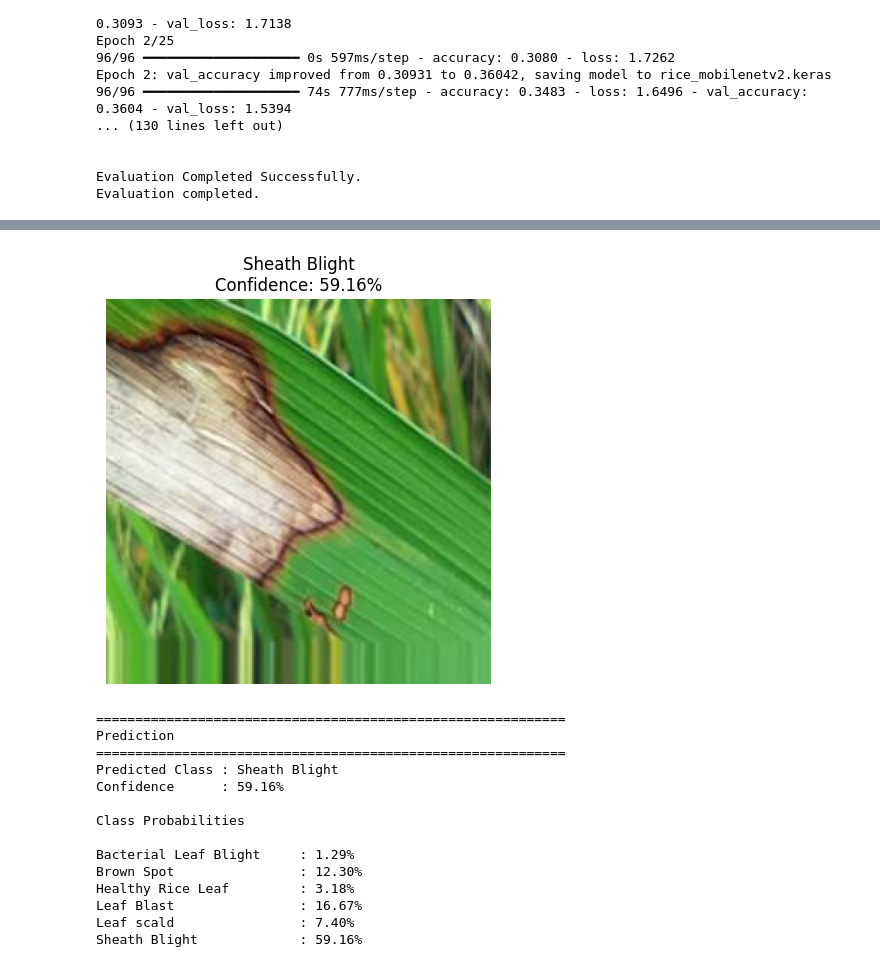
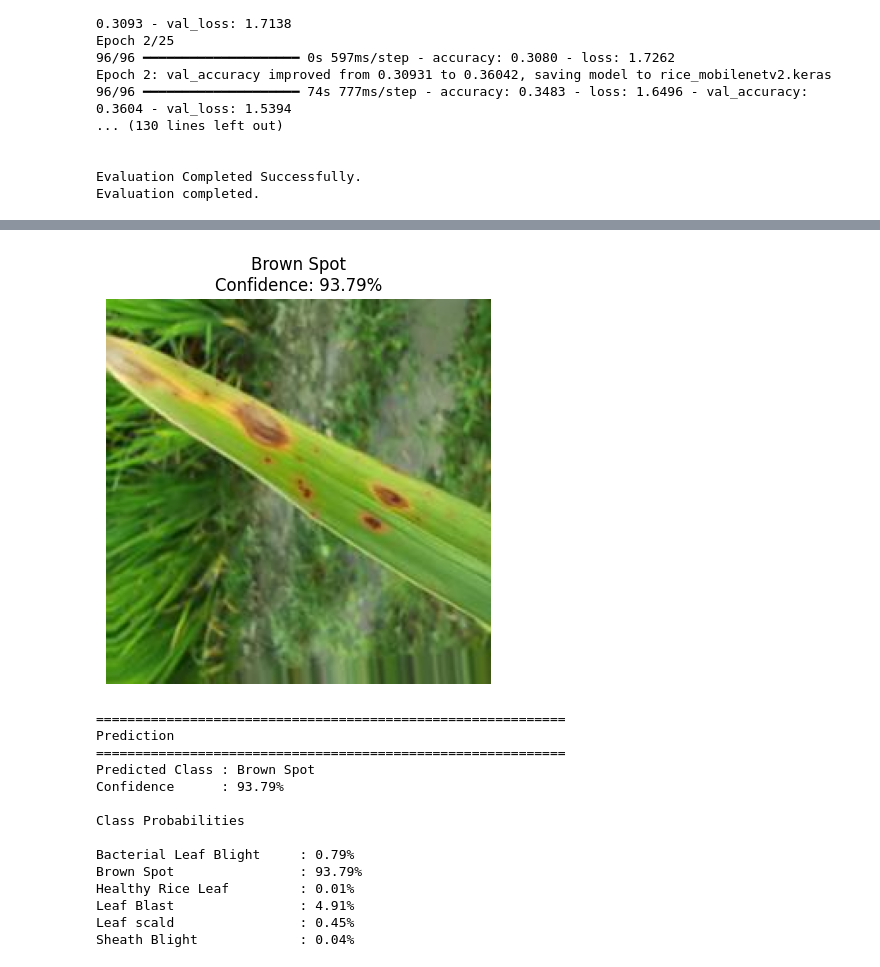
Before and after one commit to CrropResQ/crop-disease-detection, a Jupyter notebook: MobileNet/MobileNetV2.ipynb, the cells around one changed output, grey strips where cells are left out. Drawn from its saved outputs; the diff is of its cells as text; code cells hidden in the pictures.

```diff
--- a/MobileNet/MobileNetV2.ipynb
+++ b/MobileNet/MobileNetV2.ipynb
@@ -342,7 +342,7 @@ MODEL_PATH = "rice_mobilenetv2.keras"
 # `pickle.dump(train_data.class_indices, f)`
 CLASS_INDICES_PATH = "class_indices.pkl"
 
-IMAGE_PATH = r"sheath_blight.jpg"     # <-- change this
+IMAGE_PATH = r"brownspot.jpg"     # <-- change this
 
 IMG_SIZE = 224
 
@@ -429,15 +430,15 @@ Test Image name:  sheath_blight.jpg
-[figure, old version]
+[figure, new version]
 ============================================================
 Prediction
 ============================================================
-Predicted Class : Sheath Blight
-Confidence      : 59.16%
+Predicted Class : Brown Spot
+Confidence      : 93.79%
 
 Class Probabilities
 
-Bacterial Leaf Blight     : 1.29%
-Brown Spot                : 12.30%
-Healthy Rice Leaf         : 3.18%
-Leaf Blast                : 16.67%
-Leaf scald                : 7.40%
-Sheath Blight             : 59.16%
+Bacterial Leaf Blight     : 0.79%
+Brown Spot                : 93.79%
+Healthy Rice Leaf         : 0.01%
+Leaf Blast                : 4.91%
+Leaf scald                : 0.45%
+Sheath Blight             : 0.04%
```
Also changed, not shown: parts of 1 cell of this notebook, 36 other files.
